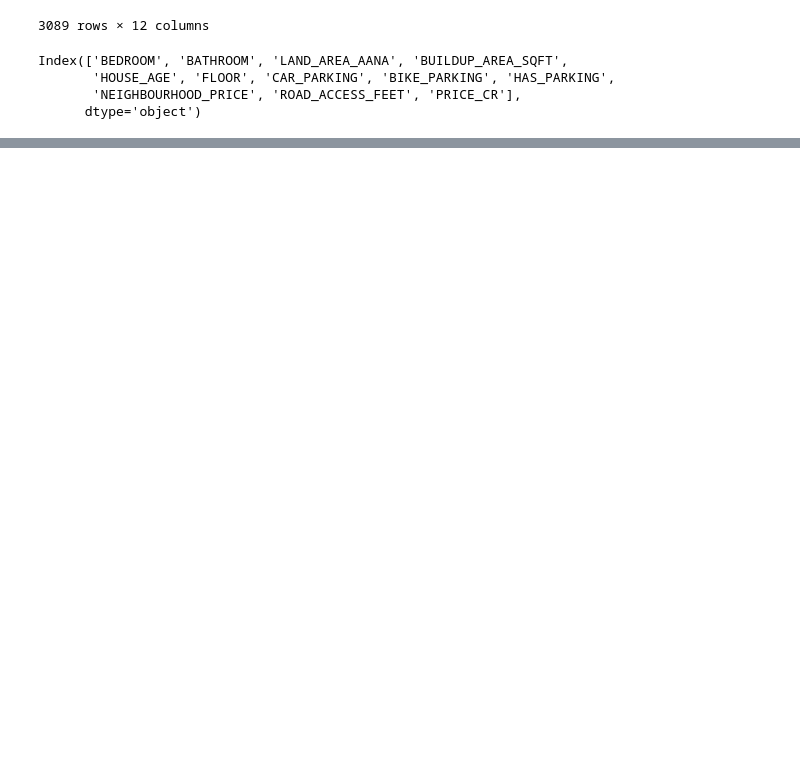
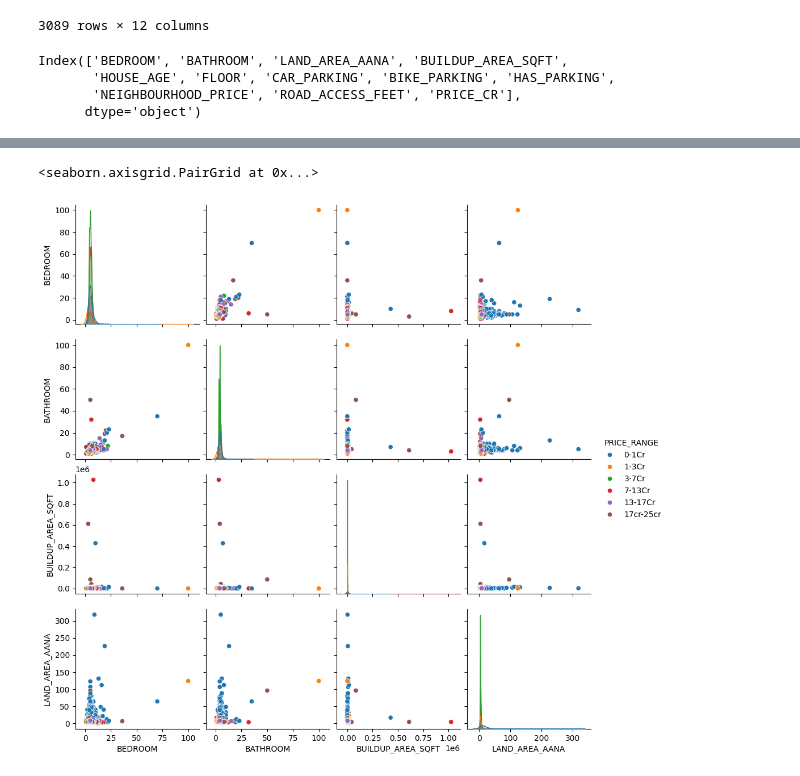
Before and after one commit to Kushal096/housePricePrediction, a Jupyter notebook: main.ipynb, the cells around one changed output, grey strips where cells are left out. Drawn from its saved outputs; the diff is of its cells as text; code cells hidden in the pictures; blank space fills up the shorter version.

```diff
--- a/main.ipynb
+++ b/main.ipynb
@@ -440,0 +450,7 @@ Index(['BEDROOM', 'BATHROOM', 'LAND_AREA_AANA', 'BUILDUP_AREA_SQFT',
+# %%
+bins = [0, 1, 2, 3, 4, 5,6]
+labels = ['0-1Cr','1-3Cr','3-7Cr','7-13Cr','13-17Cr','17cr-25cr']
+
+df['PRICE_RANGE'] = pd.cut(df['PRICE_CR'], bins=bins, labels=labels)
+
+df['PRICE_RANGE'].value_counts()
@@ -440,0 +478,6 @@ Index(['BEDROOM', 'BATHROOM', 'LAND_AREA_AANA', 'BUILDUP_AREA_SQFT',
+# %%
+sns.pairplot(df[['BEDROOM','BATHROOM','BUILDUP_AREA_SQFT','LAND_AREA_AANA','PRICE_RANGE']],
+             hue='PRICE_RANGE')
+# %% [output]
+<seaborn.axisgrid.PairGrid at 0x...>
+[figure, added]
```
Also changed, not shown: parts of 4 cells of this notebook.
